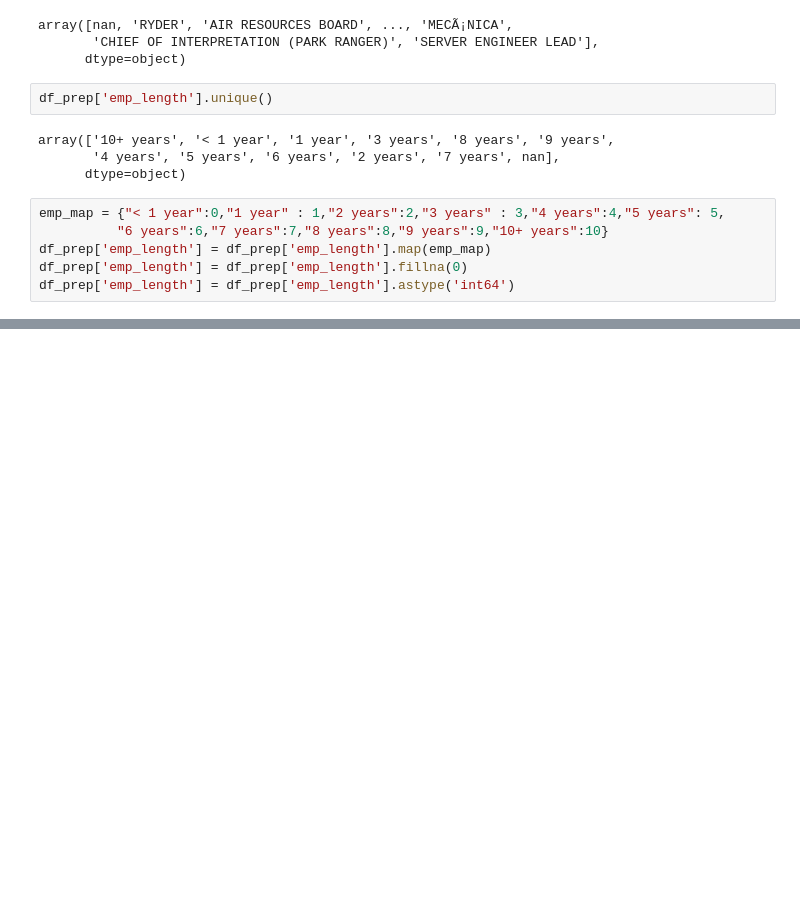
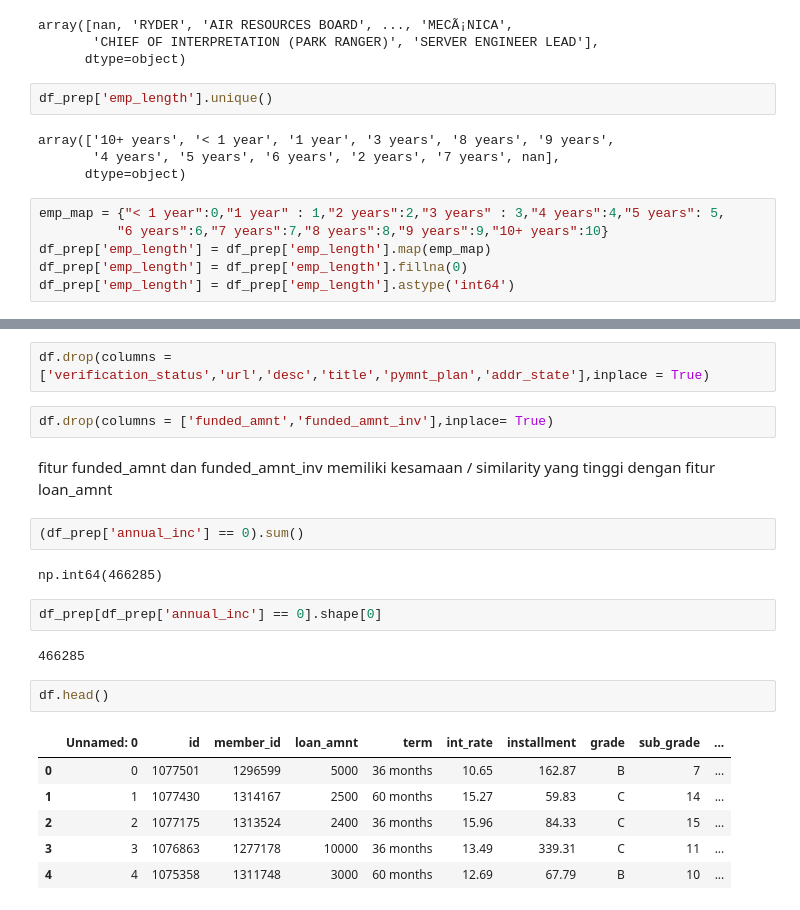
Before and after one commit to rfaoktvian/ChurnPrediction, a Jupyter notebook: notebooks/01_model_development.ipynb, the cells around one changed output, grey strips where cells are left out. Saved outputs shown, nothing was run; the diff lists cells and outputs as text; blank space fills up the shorter version.

```diff
--- a/notebooks/01_model_development.ipynb
+++ b/notebooks/01_model_development.ipynb
@@ -656,0 +705,23 @@ df_prep['emp_length'] = df_prep['emp_length'].astype('int64')
+# %%
+df.drop(columns = ['verification_status','url','desc','title','pymnt_plan','addr_state'],inplace = True)
+# %%
+df.drop(columns = ['funded_amnt','funded_amnt_inv'],inplace= True)
+# %% [markdown]
+fitur funded_amnt dan funded_amnt_inv memiliki kesamaan / similarity yang tinggi dengan fitur loan_amnt
+# %%
+(df_prep['annual_inc'] == 0).sum()
+# %% [output]
+np.int64(466285)
+# %%
+df_prep[df_prep['annual_inc'] == 0].shape[0]
+# %% [output]
+466285
+# %%
+df.head()
+# %% [output]
+|  | Unnamed: 0 | id | member_id | loan_amnt | term | int_rate | installment | grade | sub_grade | ... |
+| 0 | 0 | 1077501 | 1296599 | 5000 | 36 months | 10.65 | 162.87 | B | 7 | ... |
+| 1 | 1 | 1077430 | 1314167 | 2500 | 60 months | 15.27 | 59.83 | C | 14 | ... |
+| 2 | 2 | 1077175 | 1313524 | 2400 | 36 months | 15.96 | 84.33 | C | 15 | ... |
+| 3 | 3 | 1076863 | 1277178 | 10000 | 36 months | 13.49 | 339.31 | C | 11 | ... |
+| 4 | 4 | 1075358 | 1311748 | 3000 | 60 months | 12.69 | 67.79 | B | 10 | ... |
```
Also changed, not shown: parts of 6 cells of this notebook.
